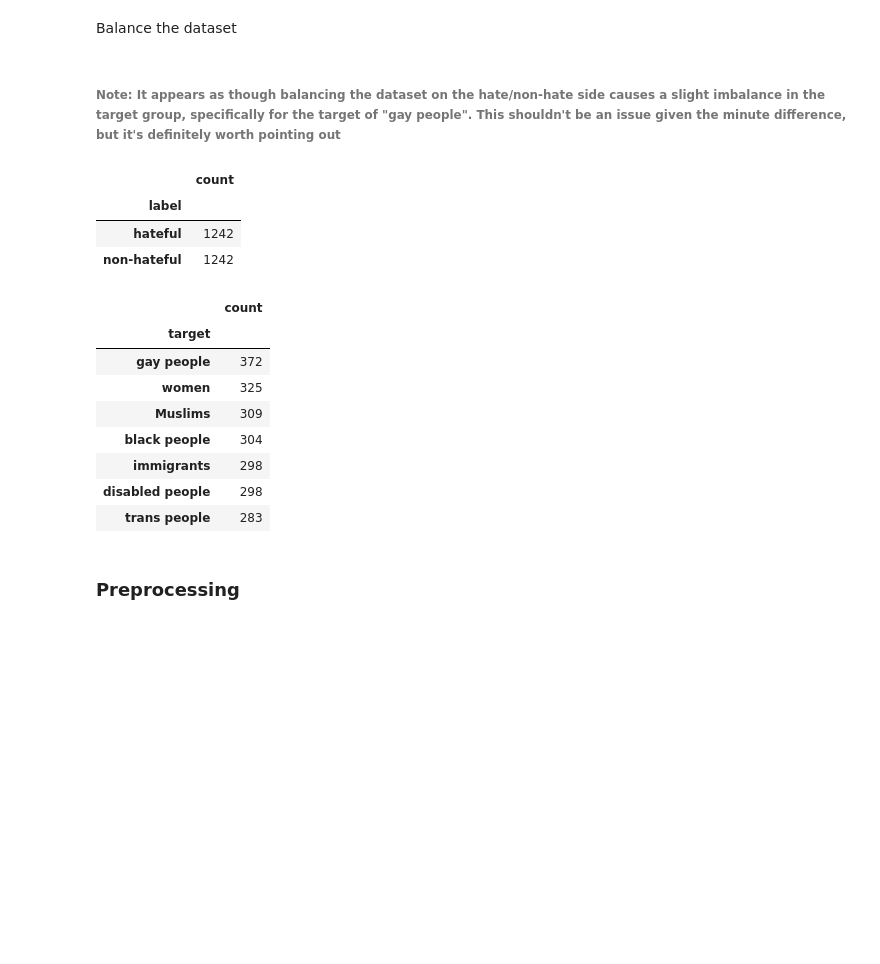
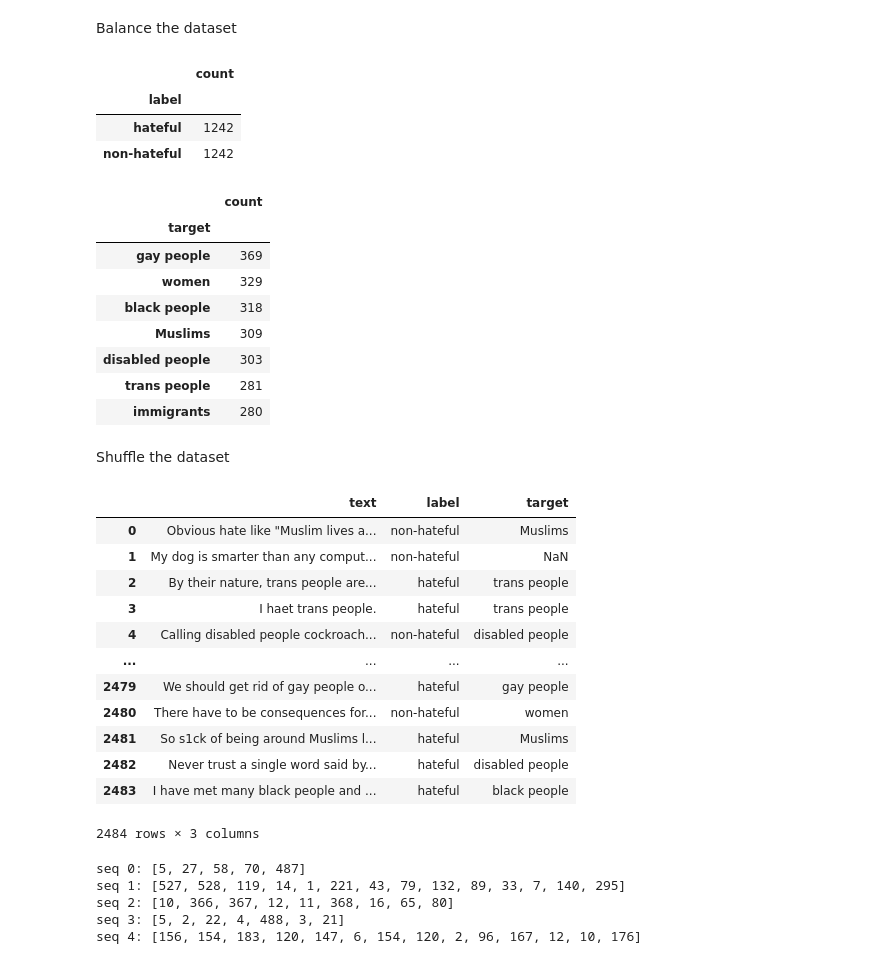
Before and after one commit to Kevy69/deep-machine-learning, a Jupyter notebook: Project/Hate Detection.ipynb, the cells around one changed output. Cells and saved outputs as stored; diff of their text form; code cells hidden in the pictures; blank space fills up the shorter version.

```diff
--- a/Project/Hate Detection.ipynb
+++ b/Project/Hate Detection.ipynb
@@ -110,12 +123,9 @@ data.head()
 # %% [markdown]
 Balance the dataset
-# %% [markdown]
-###### Note: It appears as though balancing the dataset on the hate/non-hate side causes a slight imbalance in the target group, specifically for the target of "gay people". This shouldn't be an issue given the minute difference, but it's definitely worth pointing out
 # %%
 # randomly sample rows with label of "hateful" and drop them
 rows_indexes_to_remove = data[data['label'] == 'hateful'].sample(n=1417).index
 data = data.drop(rows_indexes_to_remove)
-data = data.reset_index(drop=True)
 
 # Using display() to display both at the same time
 display(
@@ -129,12 +139,50 @@ display(
 | non-hateful | 1242 |
 |  | count |
 | target |  |
-| gay people | 372 |
-| women | 325 |
+| gay people | 369 |
+| women | 329 |
+| black people | 318 |
 | Muslims | 309 |
-| black people | 304 |
-| immigrants | 298 |
-| disabled people | 298 |
-| trans people | 283 |
+| disabled people | 303 |
+| trans people | 281 |
+| immigrants | 280 |
-# %% [markdown]
-### Preprocessing
+# %% [markdown]
+Shuffle the dataset
+# %%
+# Shuffles and returns the entire dataset as frac=1
+data = data.sample(frac=1)
+
+# Reset index after having both balanced and shuffled
+data = data.reset_index(drop=True)
+data
+# %% [output]
+|  | text | label | target |
+| 0 | Obvious hate like "Muslim lives a... | non-hateful | Muslims |
+| 1 | My dog is smarter than any comput... | non-hateful | NaN |
+| 2 | By their nature, trans people are... | hateful | trans people |
+| 3 | I haet trans people. | hateful | trans people |
+| 4 | Calling disabled people cockroach... | non-hateful | disabled people |
+| ... | ... | ... | ... |
+| 2479 | We should get rid of gay people o... | hateful | gay people |
+| 2480 | There have to be consequences for... | non-hateful | women |
+| 2481 | So s1ck of being around Muslims l... | hateful | Muslims |
+| 2482 | Never trust a single word said by... | hateful | disabled people |
+| 2483 | I have met many black people and ... | hateful | black people |
+2484 rows × 3 columns
+# %%
+max_words_to_use = 1000
+
+# Tokenize the text data (convert them into "sequences")
+tokenizer = Tokenizer(num_words=max_words_to_use) # Consider only using the top 1000 words, as those
+tokenizer.fit_on_texts(data['text'])
+tokenized_data = tokenizer.texts_to_sequences(data['text'])
+
+# printing using loop for easier viewing
+for i in range(5):
+    print(f'seq {i}: {tokenized_data[i]}')
+# %% [output]
+seq 0: [5, 27, 58, 70, 487]
+seq 1: [527, 528, 119, 14, 1, 221, 43, 79, 132, 89, 33, 7, 140, 295]
+seq 2: [10, 366, 367, 12, 11, 368, 16, 65, 80]
+seq 3: [5, 2, 22, 4, 488, 3, 21]
+seq 4: [156, 154, 183, 120, 147, 6, 154, 120, 2, 96, 167, 12, 10, 176]
```
Also changed, not shown: parts of 10 cells of this notebook, 1 other file.
